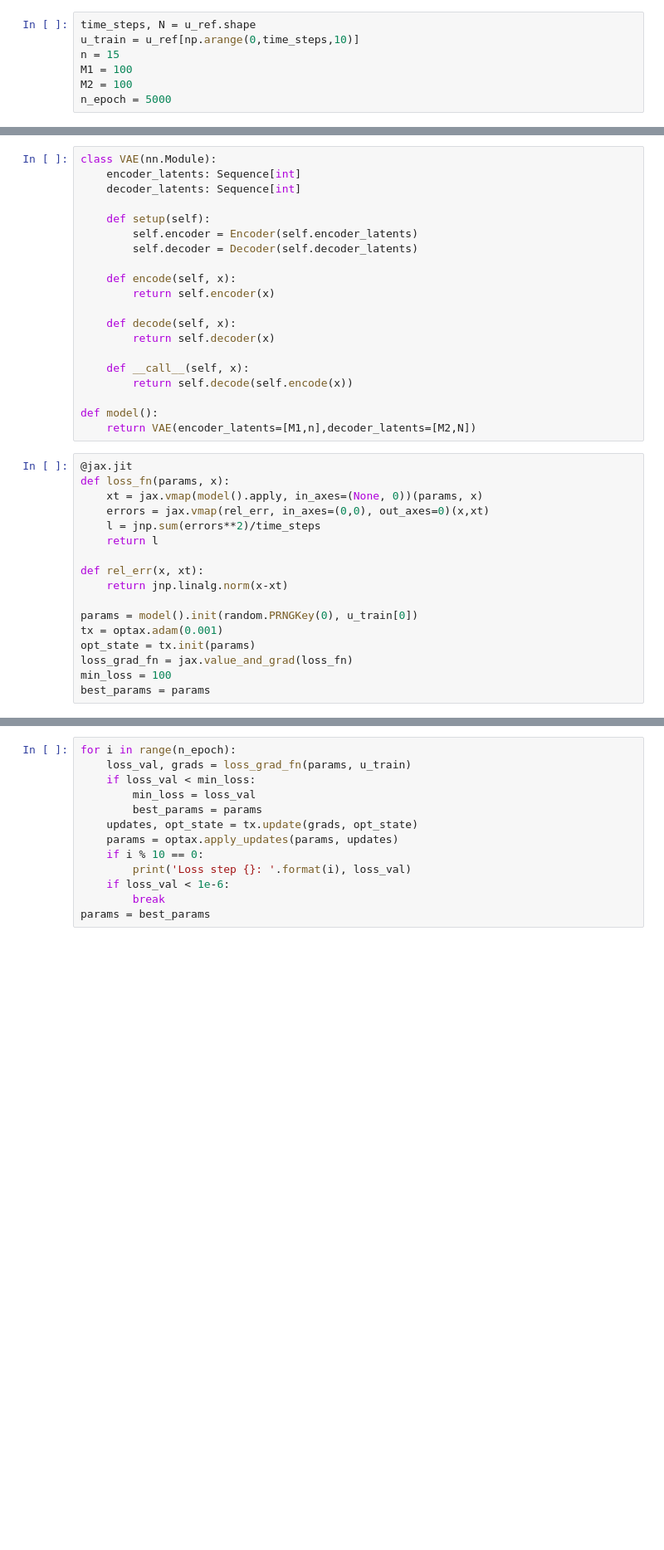
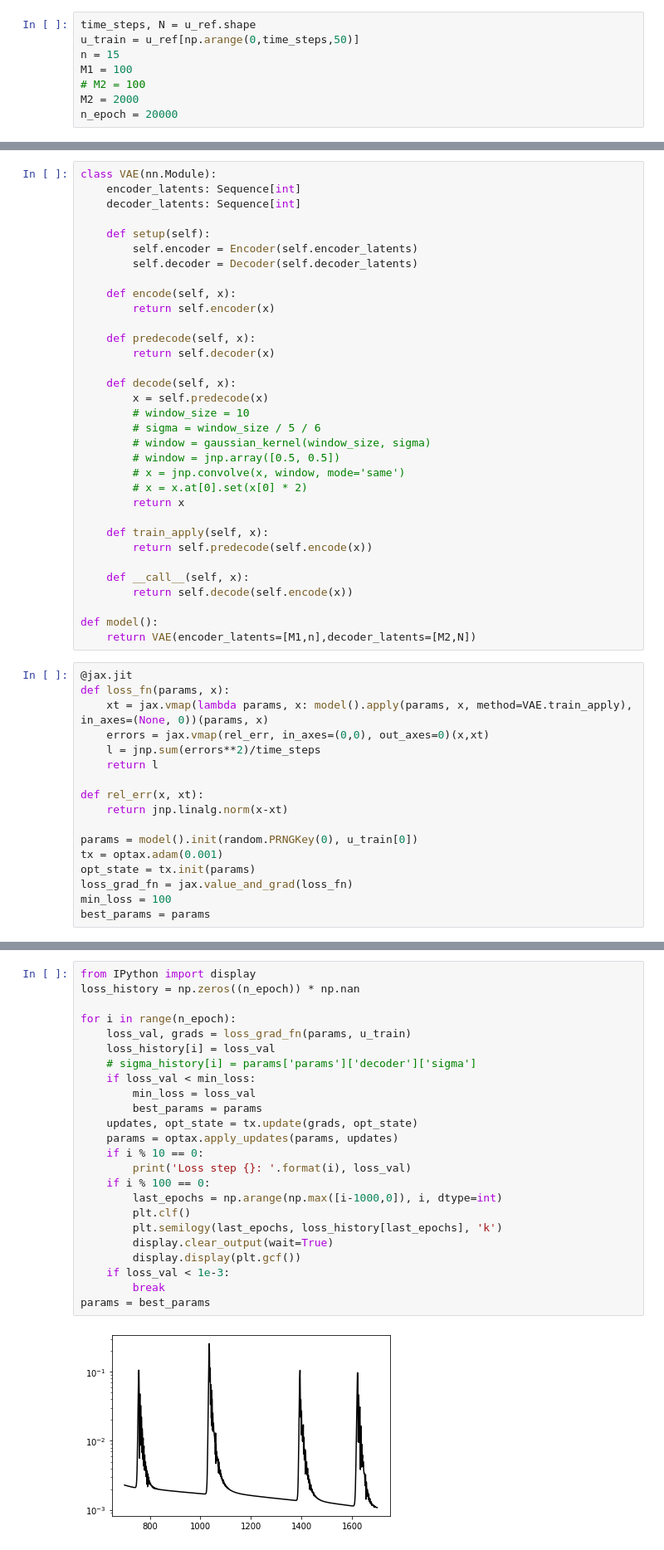
Before and after one commit to peiyichen1995/NM-ROM, a Jupyter notebook: NM_jax.ipynb, the cells around one changed output, grey strips where cells are left out. Shown at 83% size. Cells and saved outputs as stored; diff of their text form; blank space fills up the shorter version.

```diff
--- a/NM_jax.ipynb
+++ b/NM_jax.ipynb
@@ -58,11 +65,12 @@ mesh, u_ref = read_mesh_and_function("output/burgers_1D/nu_"+str(nu)+"/FOM", "u"
 u_ref = u_ref.T
 # %%
 time_steps, N = u_ref.shape
-u_train = u_ref[np.arange(0,time_steps,10)]
+u_train = u_ref[np.arange(0,time_steps,50)]
 n = 15
 M1 = 100
-M2 = 100
-n_epoch = 5000
+# M2 = 100
+M2 = 2000
+n_epoch = 20000
 # %%
 class Encoder(nn.Module):
     latents: Sequence[int]
@@ -108,8 +116,21 @@ class VAE(nn.Module):
     def encode(self, x):
         return self.encoder(x)
 
+    def predecode(self, x):
+        return self.decoder(x)
+
     def decode(self, x):
-        return self.decoder(x)
+        x = self.predecode(x)
+        # window_size = 10
+        # sigma = window_size / 5 / 6
+        # window = gaussian_kernel(window_size, sigma)
+        # window = jnp.array([0.5, 0.5])
+        # x = jnp.convolve(x, window, mode='same')
+        # x = x.at[0].set(x[0] * 2)
+        return x
+
+    def train_apply(self, x):
+        return self.predecode(self.encode(x))
 
     def __call__(self, x):
         return self.decode(self.encode(x))
@@ -119,7 +140,7 @@ def model():
 # %%
 @jax.jit
 def loss_fn(params, x):
-    xt = jax.vmap(model().apply, in_axes=(None, 0))(params, x)
+    xt = jax.vmap(lambda params, x: model().apply(params, x, method=VAE.train_apply), in_axes=(None, 0))(params, x)
     errors = jax.vmap(rel_err, in_axes=(0,0), out_axes=0)(x,xt)
     l = jnp.sum(errors**2)/time_steps
     return l
@@ -136,13 +160,26 @@ best_params = params
 # %%
+from IPython import display
+loss_history = np.zeros((n_epoch)) * np.nan
+
 for i in range(n_epoch):
     loss_val, grads = loss_grad_fn(params, u_train)
+    loss_history[i] = loss_val
+    # sigma_history[i] = params['params']['decoder']['sigma']
     if loss_val < min_loss:
         min_loss = loss_val
         best_params = params
     updates, opt_state = tx.update(grads, opt_state)
     params = optax.apply_updates(params, updates)
     if i % 10 == 0:
         print('Loss step {}: '.format(i), loss_val)
-    if loss_val < 1e-6:
+    if i % 100 == 0:
+        last_epochs = np.arange(np.max([i-1000,0]), i, dtype=int)
+        plt.clf()
+        plt.semilogy(last_epochs, loss_history[last_epochs], 'k')
+        display.clear_output(wait=True)
+        display.display(plt.gcf())
+    if loss_val < 1e-3:
         break
 params = best_params
+# %% [output]
+[figure, added]
```
Also changed, not shown: parts of 12 cells of this notebook, 1 other file.
